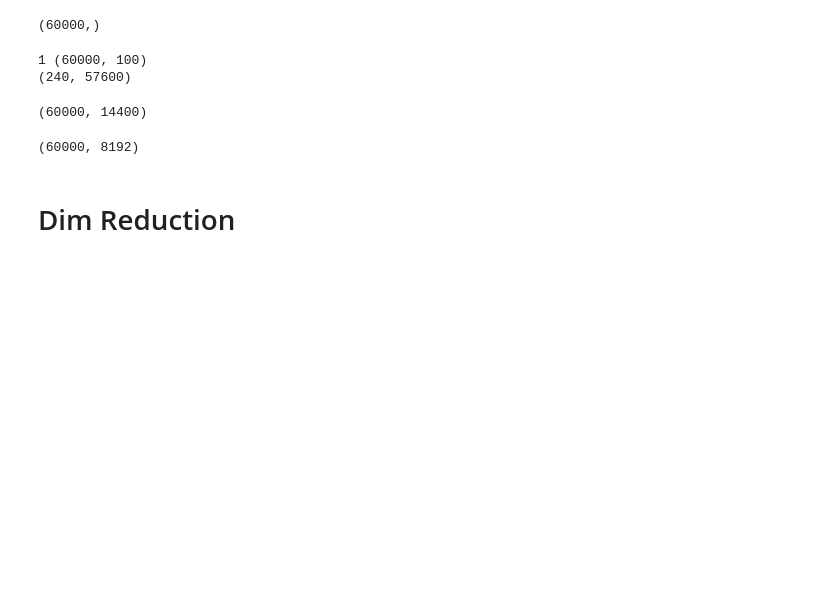
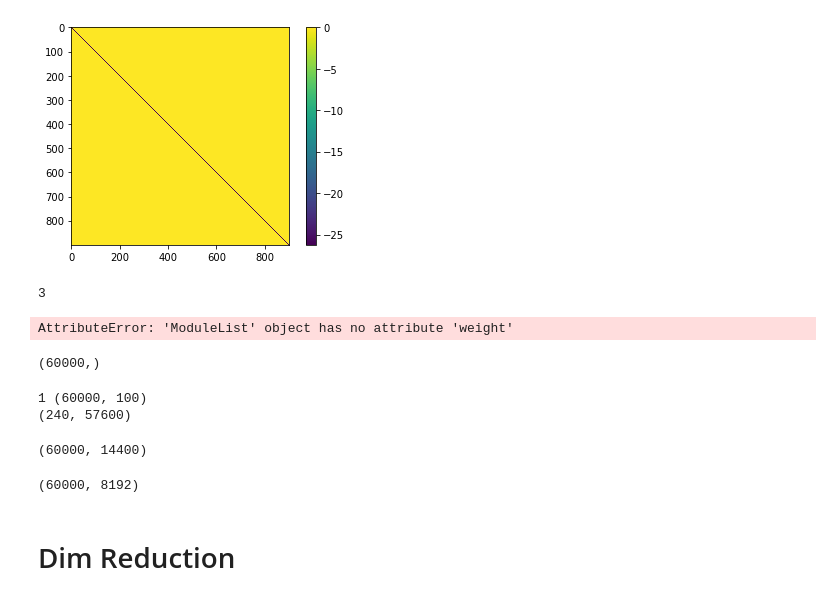
Before and after one commit to seanjaffe1/Non-Euclidean_Mon_Op_Net, a Jupyter notebook: embeddings.ipynb, the cells around one changed output. Drawn from its saved outputs; the diff is of its cells as text; code cells hidden in the pictures; blank space fills up the shorter version.

```diff
--- a/embeddings.ipynb
+++ b/embeddings.ipynb
@@ -97,3 +208,39 @@ Model loaded from to: trained/mcnn_mnist
+# %%
+A = scnnz.mon.linear_module.cpu()
+
+from tqdm import tqdm
+
+from matplotlib import pyplot as plt
+A = torch.zeros( 30* 30,  30* 30)
+for t in range (2):
+    for k in tqdm(range(30)):
+        for l in range(30):
+            q = torch.zeros(1 , 64 , 30, 30).to('cpu')
+            q[0,t, k,l] = 1
+            r = scnnz.mon.linear_module.multiply(q)[0]
+            #print(r.shape)
+            A[:, (30 * k) + l] = r[0,0].flatten()
+A = A.data.cpu().numpy()
+plt.imshow(A, interpolation='none')
+plt.colorbar()
+plt.show()
+# %% [output]
+[figure, added]
+# %%
+A0 = mcnnz.mon.linear_module.A0
+print(len(A0))
+A0 = A0.weight.data.cpu().numpy()
+print(len(A0))
+print(A0.shape)
+
+
+A0_f = np.reshape(np.transpose(A0, (0,2,1,3)),(64*5, 64*5))
+plt.imshow(A_f, interpolation='none')
+plt.colorbar()
+plt.show()
+# %% [output]
+3
+AttributeError: 'ModuleList' object has no attribute 'weight'
 # %%
 train, test = mnist_loaders(train_batch_size =120, test_batch_size=120)
 # %%
```
Also changed, not shown: parts of 8 cells of this notebook, 3 other files.
